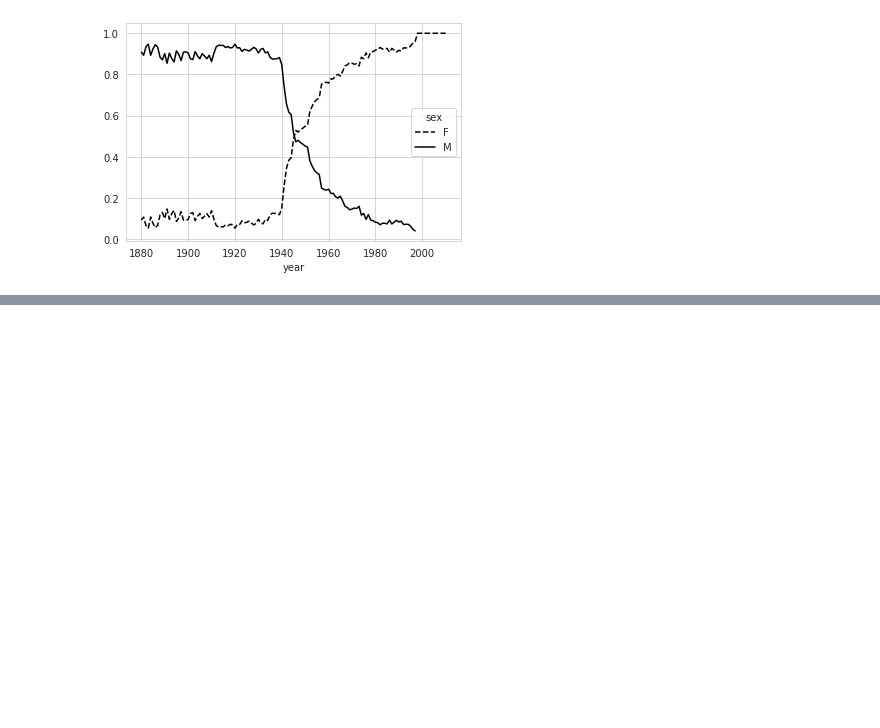
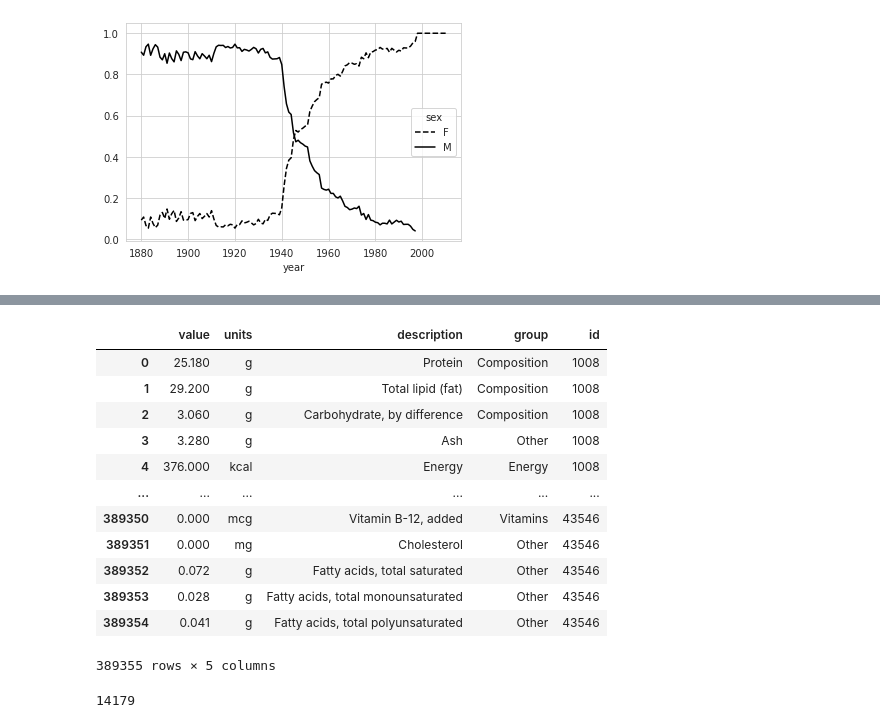
Before and after one commit to hoonzi-s/PyData, a Jupyter notebook: Ch14. 데이터 분석 예제.ipynb, the cells around one changed output, grey strips where cells are left out. Drawn from its saved outputs; the diff is of its cells as text; code cells hidden in the pictures; blank space fills up the shorter version.

```diff
--- a/Ch14. 데이터 분석 예제.ipynb
+++ b/Ch14. 데이터 분석 예제.ipynb
@@ -1211,0 +1205,3 @@ table.plot(style = {'M': 'k-', 'F': 'k--'})
+# %%
+db = json.load(open('/content/drive/MyDrive/pydata-book-3rd-edition/datasets/usda_food/database.json'))
+len(db)
@@ -1211,0 +1278,29 @@ table.plot(style = {'M': 'k-', 'F': 'k--'})
+# %%
+nutrients = []
+
+for rec in db:
+  frame = pd.DataFrame(rec['nutrients'])
+  frame['id'] = rec['id']
+  nutrients.append(frame)
+
+nutrients = pd.concat(nutrients, ignore_index = True)
+nutrients
+# %% [output]
+|  | value | units | description | group | id |
+| 0 | 25.180 | g | Protein | Composition | 1008 |
+| 1 | 29.200 | g | Total lipid (fat) | Composition | 1008 |
+| 2 | 3.060 | g | Carbohydrate, by difference | Composition | 1008 |
+| 3 | 3.280 | g | Ash | Other | 1008 |
+| 4 | 376.000 | kcal | Energy | Energy | 1008 |
+| ... | ... | ... | ... | ... | ... |
+| 389350 | 0.000 | mcg | Vitamin B-12, added | Vitamins | 43546 |
+| 389351 | 0.000 | mg | Cholesterol | Other | 43546 |
+| 389352 | 0.072 | g | Fatty acids, total saturated | Other | 43546 |
+| 389353 | 0.028 | g | Fatty acids, total monounsaturated | Other | 43546 |
+| 389354 | 0.041 | g | Fatty acids, total polyunsaturated | Other | 43546 |
+389355 rows × 5 columns
+# %%
+# 중복된 데이터 제거
+nutrients.duplicated().sum()  # 중복 확인
+# %% [output]
+14179
```
Also changed, not shown: parts of 35 cells of this notebook.
